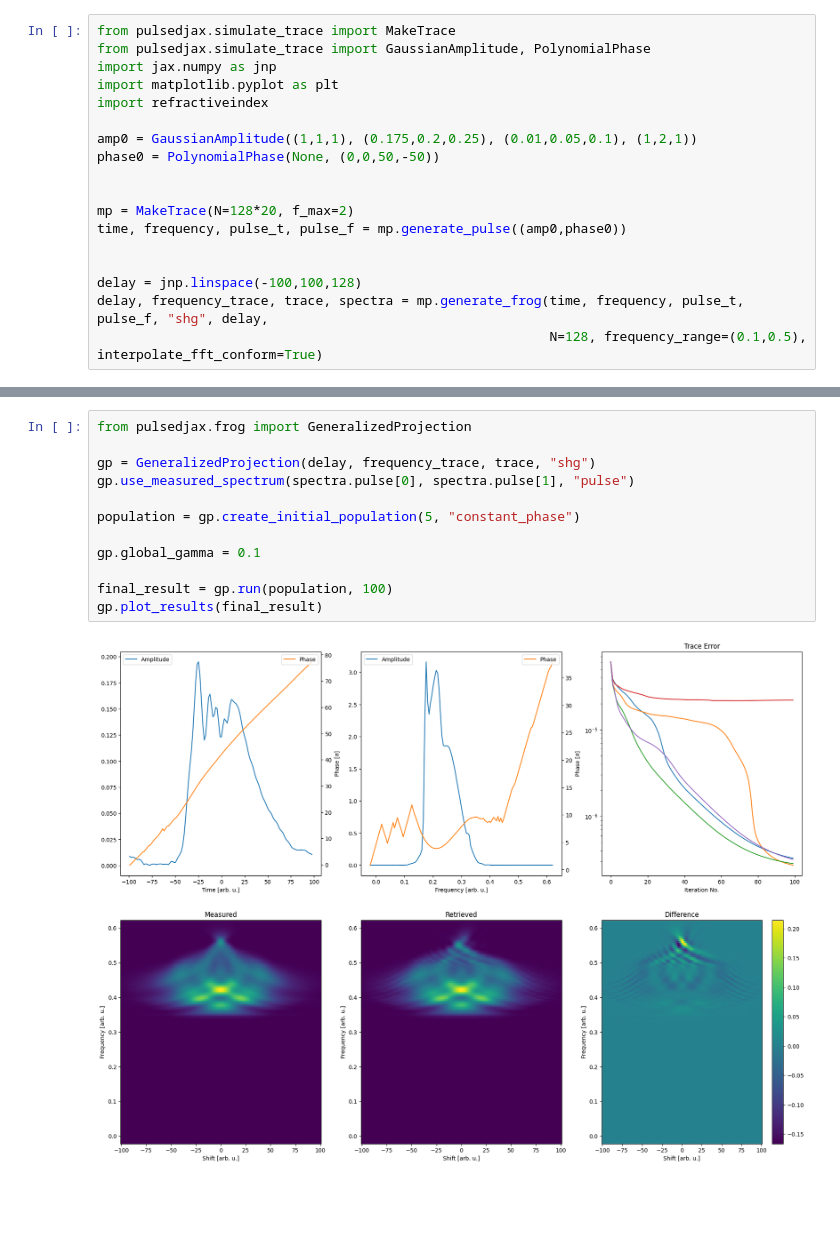
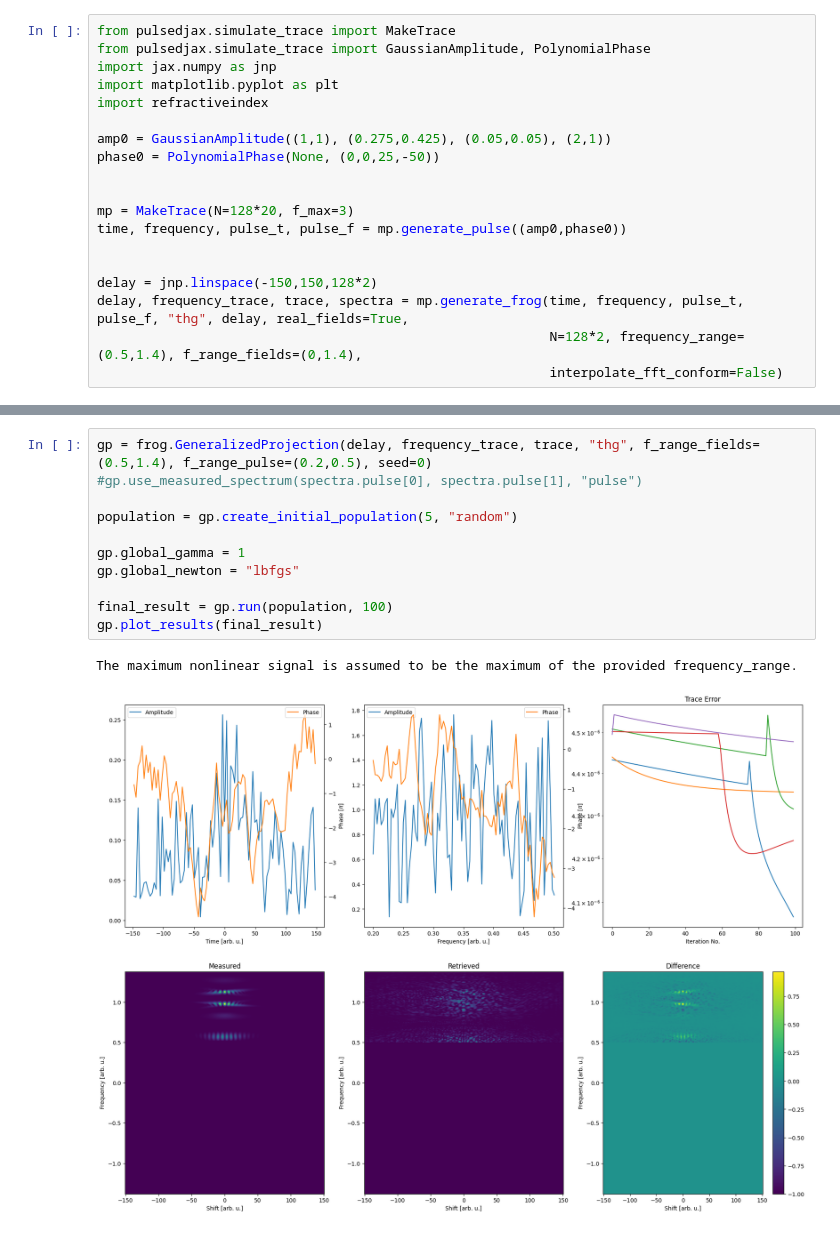
Before and after one commit to matillda123/Pulse-Retrieval-with-JAX, a Jupyter notebook: _usage_example.ipynb, the cells around one changed output, grey strips where cells are left out. Drawn from its saved outputs; the diff is of its cells as text; blank space fills up the shorter version.

Commit message:
Reworked real_fields

```diff
--- a/_usage_example.ipynb
+++ b/_usage_example.ipynb
@@ -5,15 +5,16 @@ import jax.numpy as jnp
 import matplotlib.pyplot as plt
 import refractiveindex
 
-amp0 = GaussianAmplitude((1,1,1), (0.175,0.2,0.25), (0.01,0.05,0.1), (1,2,1))
-phase0 = PolynomialPhase(None, (0,0,50,-50))
+amp0 = GaussianAmplitude((1,1), (0.275,0.425), (0.05,0.05), (2,1))
+phase0 = PolynomialPhase(None, (0,0,25,-50))
 
 
-mp = MakeTrace(N=128*20, f_max=2)
+mp = MakeTrace(N=128*20, f_max=3)
 time, frequency, pulse_t, pulse_f = mp.generate_pulse((amp0,phase0))
 
 
-delay = jnp.linspace(-100,100,128)
-delay, frequency_trace, trace, spectra = mp.generate_frog(time, frequency, pulse_t, pulse_f, "shg", delay,
-                                                          N=128, frequency_range=(0.1,0.5), interpolate_fft_conform=True)
+delay = jnp.linspace(-150,150,128*2)
+delay, frequency_trace, trace, spectra = mp.generate_frog(time, frequency, pulse_t, pulse_f, "thg", delay, real_fields=True,
+                                                          N=128*2, frequency_range=(0.5,1.4), f_range_fields=(0,1.4),
+                                                          interpolate_fft_conform=False)
 # %% [output]
@@ -22,14 +58,14 @@ WARNING:2026-02-01 15:09:23,084:jax._src.xla_bridge:852: An NVIDIA GPU may be pr
 # %%
-from pulsedjax.frog import GeneralizedProjection
+gp = frog.GeneralizedProjection(delay, frequency_trace, trace, "thg", f_range_fields=(0.5,1.4), f_range_pulse=(0.2,0.5), seed=0)
+#gp.use_measured_spectrum(spectra.pulse[0], spectra.pulse[1], "pulse")
 
-gp = GeneralizedProjection(delay, frequency_trace, trace, "shg")
-gp.use_measured_spectrum(spectra.pulse[0], spectra.pulse[1], "pulse")
+population = gp.create_initial_population(5, "random")
 
-population = gp.create_initial_population(5, "constant_phase")
-
-gp.global_gamma = 0.1
+gp.global_gamma = 1
+gp.global_newton = "lbfgs"
 
 final_result = gp.run(population, 100)
 gp.plot_results(final_result)
 # %% [output]
+The maximum nonlinear signal is assumed to be the maximum of the provided frequency_range.
-[figure, old version]
+[figure, new version]
```
Also changed, not shown: parts of 3 cells of this notebook, 44 other files.
